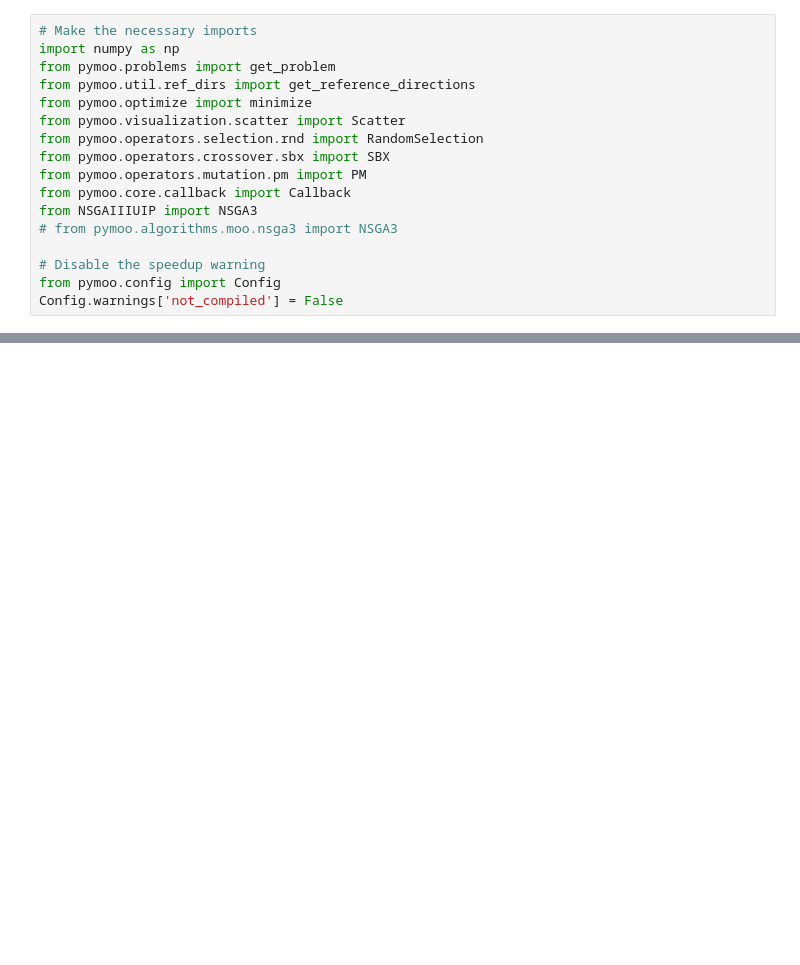
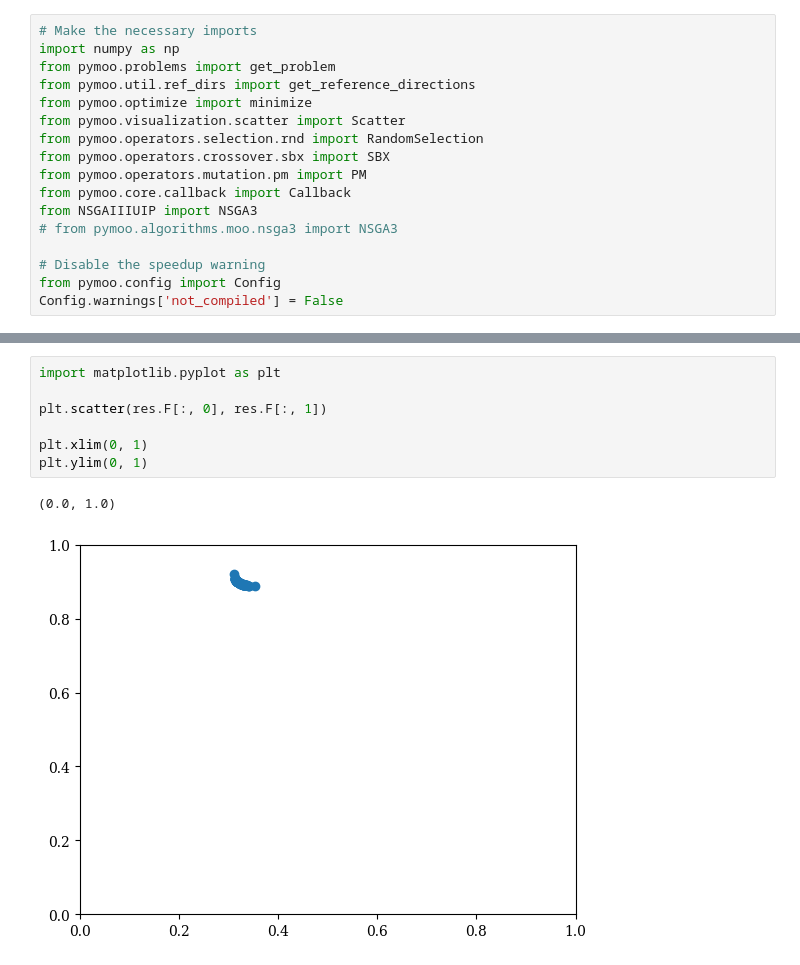
Before and after one commit to mittalsukrit/UIP-operator, a Jupyter notebook: Run-NSGA-III-UIP.ipynb, the cells around one changed output, grey strips where cells are left out. Drawn from its saved outputs; the diff is of its cells as text; blank space fills up the shorter version.

```diff
--- a/Run-NSGA-III-UIP.ipynb
+++ b/Run-NSGA-III-UIP.ipynb
@@ -47,0 +66,10 @@ AttributeError: 'NoneType' object has no attribute 'append'
+# %%
+import matplotlib.pyplot as plt
+
+plt.scatter(res.F[:, 0], res.F[:, 1])
+
+plt.xlim(0, 1)
+plt.ylim(0, 1)
+# %% [output]
+(0.0, 1.0)
+[figure, added]
```
Also changed, not shown: parts of 2 cells of this notebook, 1 other file.
